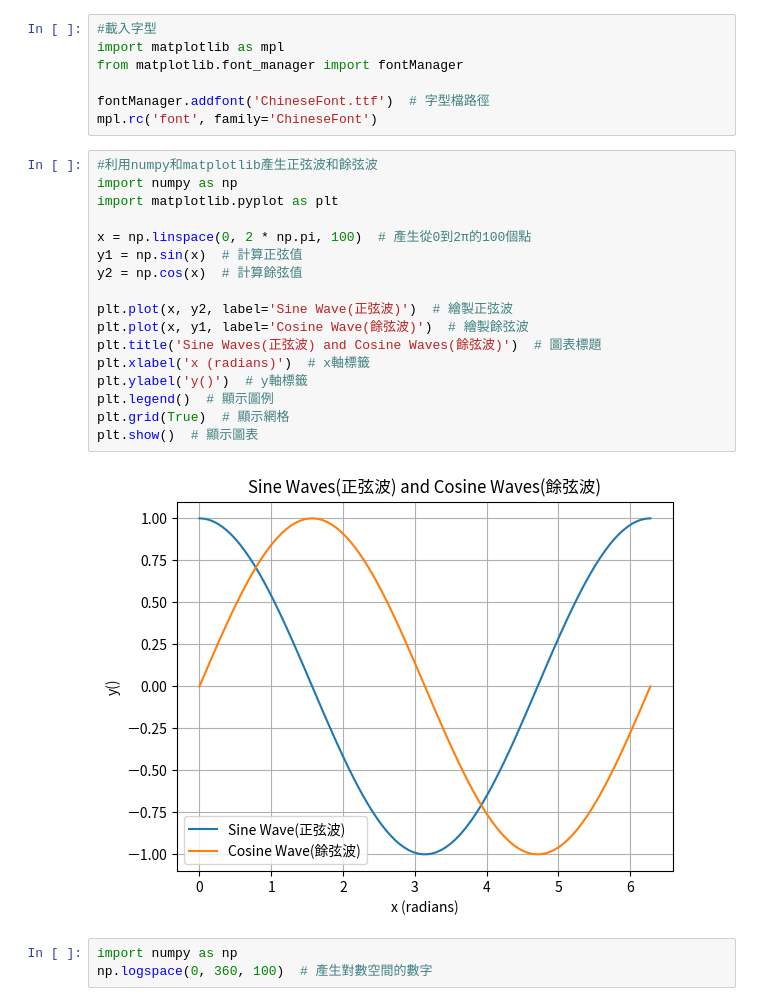
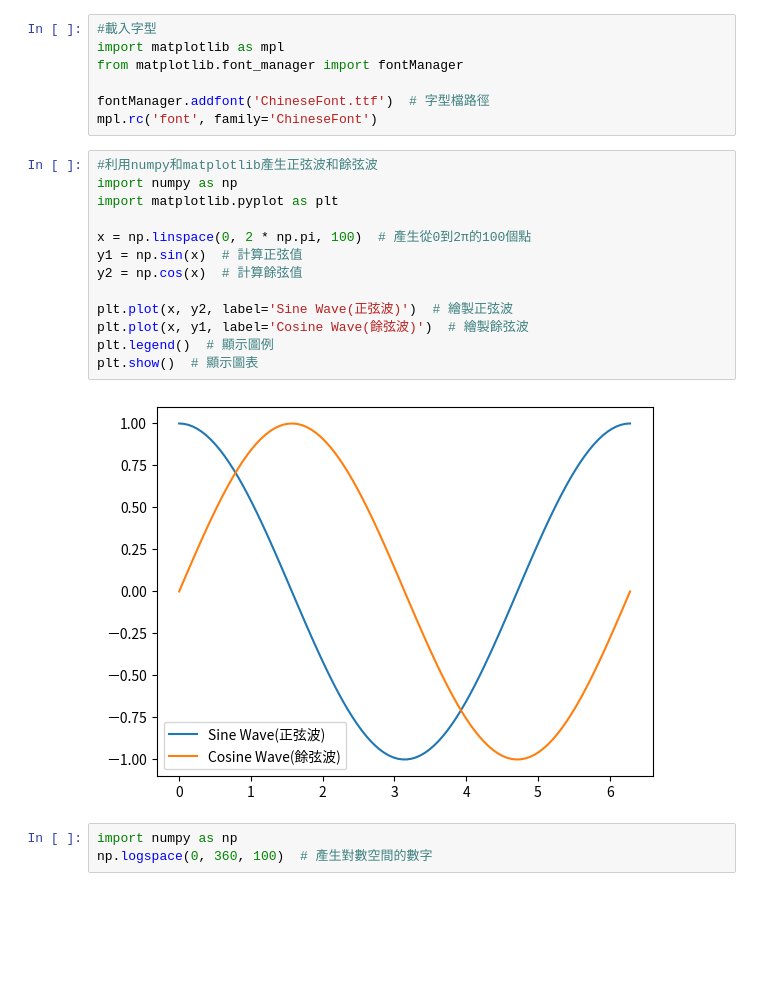
Before and after one commit to Eraylee27/2025_06_30, a Jupyter notebook: lesson14/lesson14_3.ipynb, the cells around one changed output. Saved outputs shown, nothing was run; the diff lists cells and outputs as text; blank space fills up the shorter version.

```diff
--- a/lesson14/lesson14_3.ipynb
+++ b/lesson14/lesson14_3.ipynb
@@ -48,22 +48,18 @@ mpl.rc('font', family='ChineseFont')
 # %%
 #利用numpy和matplotlib產生正弦波和餘弦波
 import numpy as np
 import matplotlib.pyplot as plt
 
 x = np.linspace(0, 2 * np.pi, 100)  # 產生從0到2π的100個點
 y1 = np.sin(x)  # 計算正弦值
 y2 = np.cos(x)  # 計算餘弦值
 
 plt.plot(x, y2, label='Sine Wave(正弦波)')  # 繪製正弦波
 plt.plot(x, y1, label='Cosine Wave(餘弦波)')  # 繪製餘弦波
-plt.title('Sine Waves(正弦波) and Cosine Waves(餘弦波)')  # 圖表標題
-plt.xlabel('x (radians)')  # x軸標籤
-plt.ylabel('y()')  # y軸標籤
 plt.legend()  # 顯示圖例
-plt.grid(True)  # 顯示網格
 plt.show()  # 顯示圖表
 # %% [output]
-[figure, old version]
+[figure, new version]
 # %%
 import numpy as np
 np.logspace(0, 360, 100)  # 產生對數空間的數字
```
